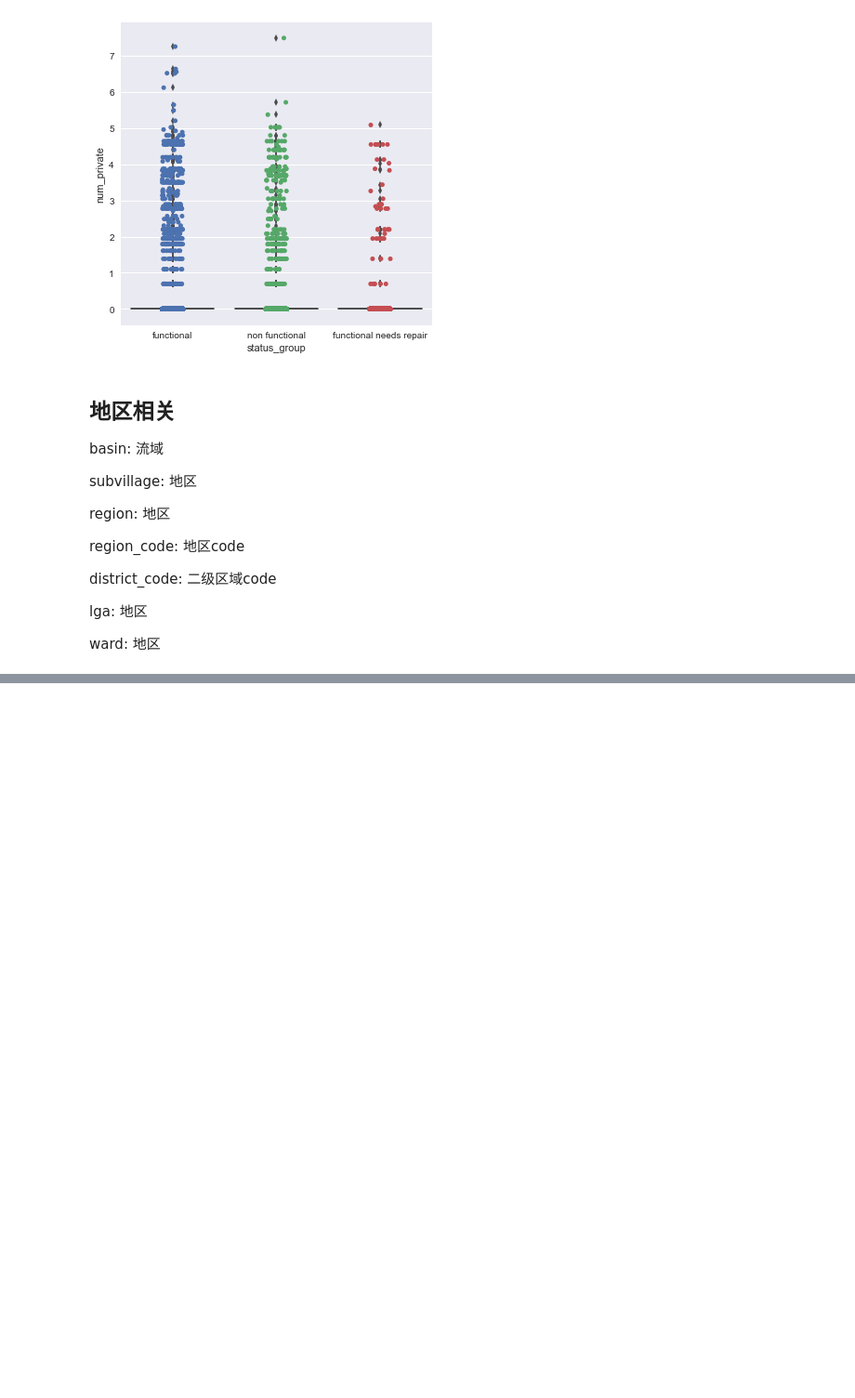
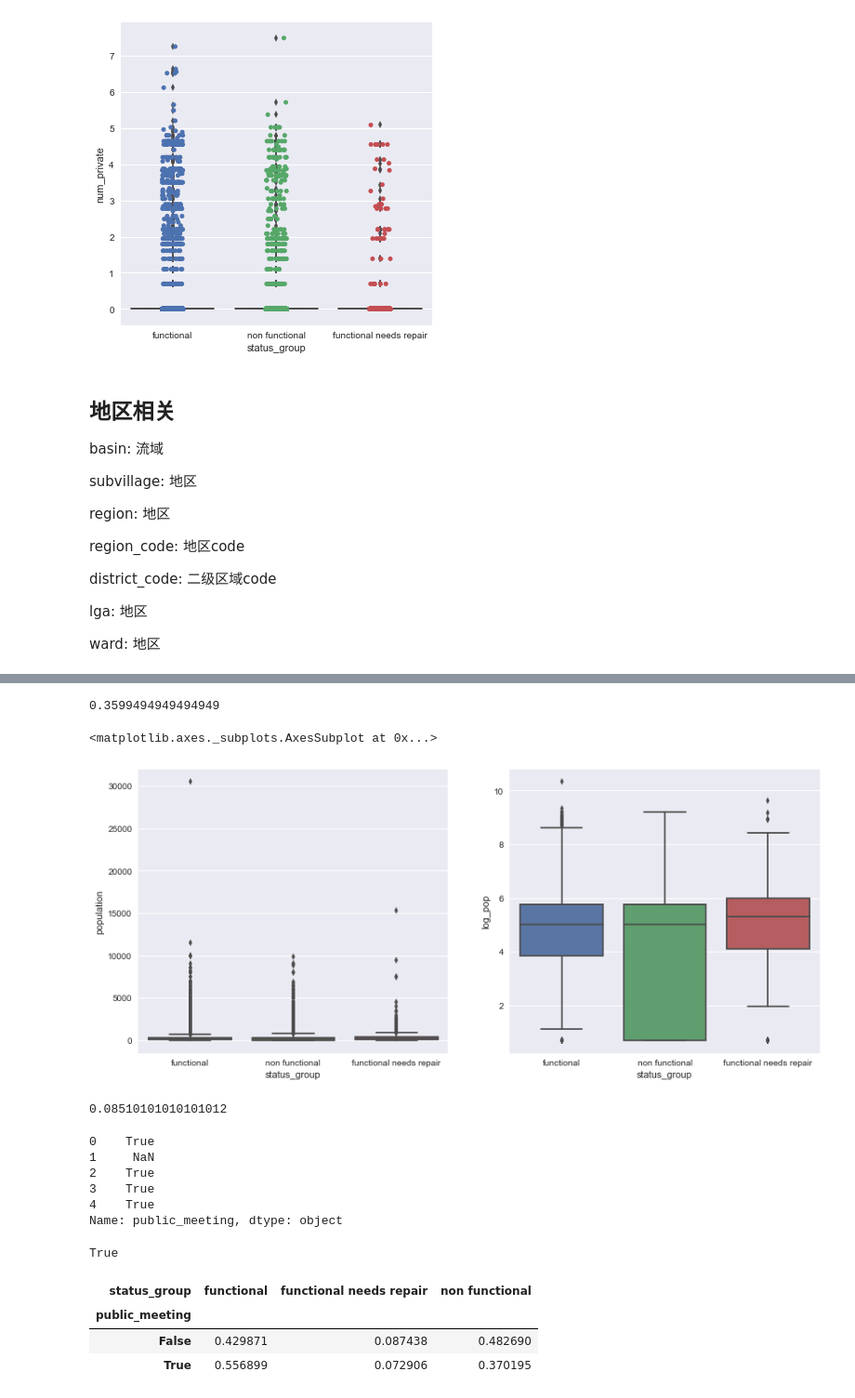
Before and after one commit to shenc3/drivendata-nb, a Jupyter notebook: pumpItUp/PumpItUp.ipynb, the cells around one changed output, grey strips where cells are left out. Shown at 93% size. Drawn from its saved outputs; the diff is of its cells as text; code cells hidden in the pictures; blank space fills up the shorter version.

```diff
--- a/pumpItUp/PumpItUp.ipynb
+++ b/pumpItUp/PumpItUp.ipynb
@@ -10,7 +10,7 @@ import seaborn as sns
 %matplotlib inline
 # %%
 # 读入数据
-DIR = "D:\PlayGround\drivendata-nb\pumpItUp"
+DIR = "E:\Projects\drivendata\pumpItUp"
 train_data = pd.read_csv(os.path.join(DIR, "train-values.csv"))
 train_labels = pd.read_csv(os.path.join(DIR, "train-labels.csv"))
 test_data = pd.read_csv(os.path.join(DIR, "test-values.csv"))
@@ -378,0 +511,38 @@ ward: 地区
+# %%
+miss_rate(train['population'])
+# %% [output]
+0.3599494949494949
+# %%
+population = train[train['population'] > 0][['population', 'status_group']]
+population['log_pop'] = np.log1p(population['population'])
+# %%
+fig, (ax0, ax1) = plt.subplots(nrows=1, ncols=2, figsize=(14, 6))
+sns.boxplot(data=population, x='status_group', y='population', ax=ax0)
+sns.boxplot(data=population, x='status_group', y='log_pop', ax=ax1)
+# %% [output]
+<matplotlib.axes._subplots.AxesSubplot at 0x...>
+[figure, added]
+# %%
+miss_rate(train['public_meeting'])
+# %% [output]
+0.08510101010101012
+# %%
+train['public_meeting'].head()
+# %% [output]
+0    True
+1     NaN
+2    True
+3    True
+4    True
+Name: public_meeting, dtype: object
+# %%
+train['public_meeting'].dtype == 'object'
+# %% [output]
+True
+# %%
+pd.crosstab(train['public_meeting'], train['status_group'], normalize='index')
+# %% [output]
+| status_group | functional | functional needs repair | non functional |
+| public_meeting |  |  |  |
+| False | 0.429871 | 0.087438 | 0.482690 |
+| True | 0.556899 | 0.072906 | 0.370195 |
```
Also changed, not shown: parts of 17 cells of this notebook.
